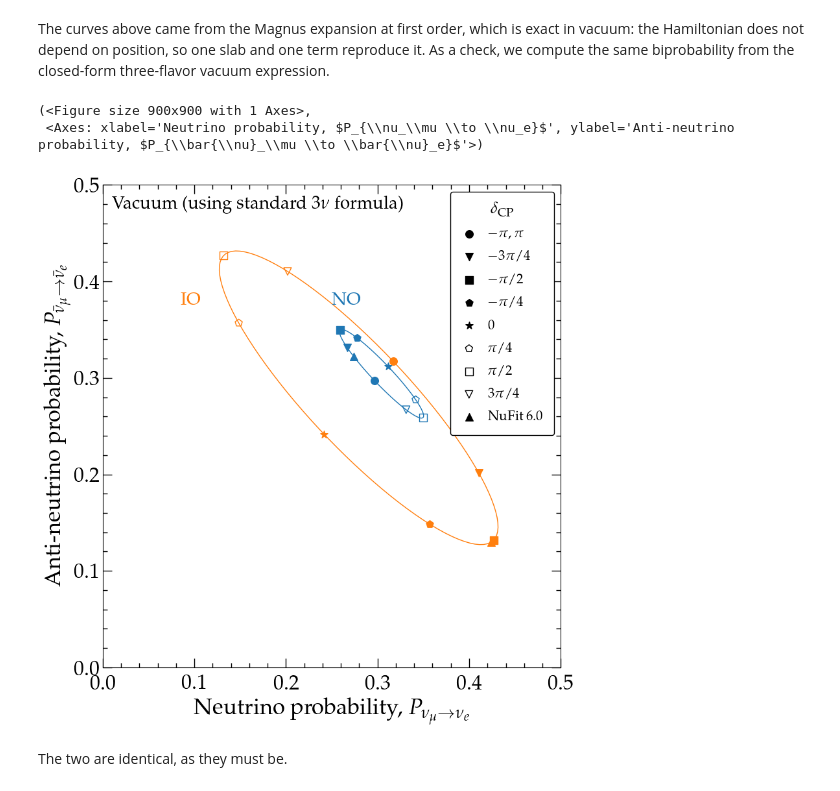
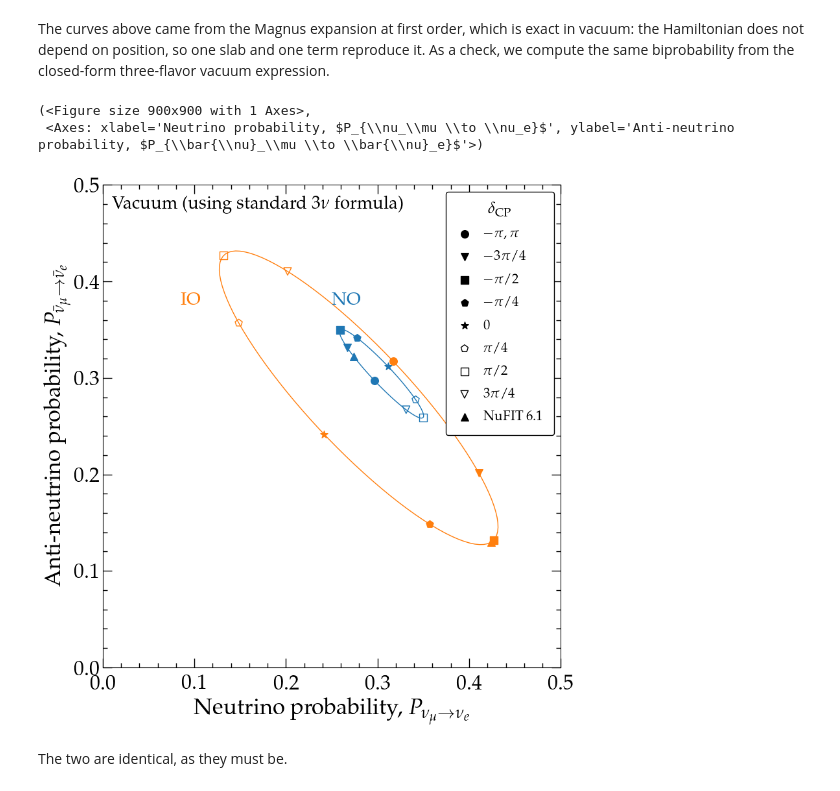
Before and after one commit to mbustama/Magnus, a Jupyter notebook: notebooks/05_magnus_biprobability.ipynb, the cells around one changed output. Saved outputs shown, nothing was run; the diff lists cells and outputs as text; code cells hidden in the pictures.

```diff
--- a/notebooks/05_magnus_biprobability.ipynb
+++ b/notebooks/05_magnus_biprobability.ipynb
@@ -230,7 +229,7 @@ prob_nubar_std_IO = np.array([[dCP/np.pi, oscprobstd.osc_prob_3nu_vacuum_std(ham
 
 # Points for selected values of dCP
 dCP_sel = [-np.pi, -0.75*np.pi, -0.5*np.pi, -0.25*np.pi, 0, 0.25*np.pi, 0.5*np.pi, 0.75*np.pi]
-dCP_label_sel = [r'$-\pi, \pi$', r'$-3\pi/4$', r'$-\pi/2$', r'$-\pi/4$', r'$0$', r'$\pi/4$', r'$\pi/2$', r'$3\pi/4$', 'NuFit 6.0']
+dCP_label_sel = [r'$-\pi, \pi$', r'$-3\pi/4$', r'$-\pi/2$', r'$-\pi/4$', r'$0$', r'$\pi/4$', r'$\pi/2$', r'$3\pi/4$', 'NuFIT 6.1']
 markers = ['o', 'v', 's', 'p', '*', 'p', 's', 'v', '^']
 filled = [True, True, True, True, True, False, False, False, True]
 prob_nu_std_NO_sel = np.array([[dCP/np.pi, oscprobstd.osc_prob_3nu_vacuum_std(
@@ -240,11 +239,11 @@ prob_nubar_std_NO_sel = np.array([[dCP/np.pi, oscprobstd.osc_prob_3nu_vacuum_std
     hamiltonians.pmns_mixing_matrix(s12_NO, s23_NO, s13_NO, dCP), D21_NO, D31_NO, energy, baseline*gd.CONV_KM_TO_INV_EV,
     nubar=True)[nu_i][nu_f]] for dCP in dCP_sel+[NUFIT_NO['dCP']]])
 prob_nu_std_IO_sel = np.array([[dCP/np.pi, oscprobstd.osc_prob_3nu_vacuum_std(
-    hamiltonians.pmns_mixing_matrix(s12_IO, s23_IO, s13_IO, dCP), D21_NO, D31_NO, energy, baseline*gd.CONV_KM_TO_INV_EV,
-    nubar=False)[nu_i][nu_f]] for dCP in dCP_sel+[NUFIT_NO['dCP']]])
+    hamiltonians.pmns_mixing_matrix(s12_IO, s23_IO, s13_IO, dCP), D21_IO, D31_IO, energy, baseline*gd.CONV_KM_TO_INV_EV,
+    nubar=False)[nu_i][nu_f]] for dCP in dCP_sel+[NUFIT_IO['dCP']]])
 prob_nubar_std_IO_sel = np.array([[dCP/np.pi, oscprobstd.osc_prob_3nu_vacuum_std(
-    hamiltonians.pmns_mixing_matrix(s12_IO, s23_IO, s13_IO, dCP), D21_NO, D31_NO, energy, baseline*gd.CONV_KM_TO_INV_EV,
-    nubar=True)[nu_i][nu_f]] for dCP in dCP_sel+[NUFIT_NO['dCP']]])
+    hamiltonians.pmns_mixing_matrix(s12_IO, s23_IO, s13_IO, dCP), D21_IO, D31_IO, energy, baseline*gd.CONV_KM_TO_INV_EV,
+    nubar=True)[nu_i][nu_f]] for dCP in dCP_sel+[NUFIT_IO['dCP']]])
 points_std_NO_sel = [[dCP_label_sel[i], markers[i], filled[i], [prob_nu_std_NO_sel[i][1], prob_nubar_std_NO_sel[i][1]]]
                      for i in range(len(dCP_sel)+1)]
 points_std_IO_sel = [[dCP_label_sel[i], markers[i], filled[i], [prob_nu_std_IO_sel[i][1], prob_nubar_std_IO_sel[i][1]]]
@@ -252,24 +251,24 @@ points_std_IO_sel = [[dCP_label_sel[i], markers[i], filled[i], [prob_nu_std_IO_s
 # %%
 make_plot_biprobability([prob_nu_std_NO, prob_nu_std_IO],
                         [prob_nubar_std_NO, prob_nubar_std_IO],
                         lc=['C0', 'C1'], ls=['-', '-'], lw=[1.0, 1.0],
-                        points_sel_arr=[points_NO_sel, points_IO_sel],
+                        points_sel_arr=[points_std_NO_sel, points_std_IO_sel],
                         label_prob_nu=r'Neutrino probability, $P_{\nu_\mu \to \nu_e}$',
                         label_prob_nubar=r'Anti-neutrino probability, $P_{\bar{\nu}_\mu \to \bar{\nu}_e}$',
                         annotations=[
                             {'text': r'Vacuum (using standard $3\nu$ formula)', 'xy': (0.02,0.95), 'color': 'k', 'fontsize': 20, 'ha': 'left'},
                             {'text': 'NO', 'xy': (0.5,0.75), 'color': 'C0', 'fontsize': 20, 'ha': 'left'},
                             {'text': 'IO', 'xy': (0.17,0.75), 'color': 'C1', 'fontsize': 20, 'ha': 'left'}
                         ],
                         xaxis_major_locator=mpl.ticker.MultipleLocator(base=0.10),
                         xaxis_minor_locator=mpl.ticker.MultipleLocator(base=0.02),
                         yaxis_major_locator=mpl.ticker.MultipleLocator(base=0.10),
                         yaxis_minor_locator=mpl.ticker.MultipleLocator(base=0.02),
                         leg_fontsize=15, leg_loc='upper right', leg_ncol=1, xlim=[0,0.50], ylim=[0,0.50], save_fig=False)
 # %% [output]
 (<Figure size 900x900 with 1 Axes>,
  <Axes: xlabel='Neutrino probability, $P_{\\nu_\\mu \\to \\nu_e}$', ylabel='Anti-neutrino probability, $P_{\\bar{\\nu}_\\mu \\to \\bar{\\nu}_e}$'>)
-[figure, old version]
+[figure, new version]
 # %% [markdown]
 The two are identical, as they must be.
 # %% [markdown]
```
Also changed, not shown: parts of 17 cells of this notebook, 12 other files.
